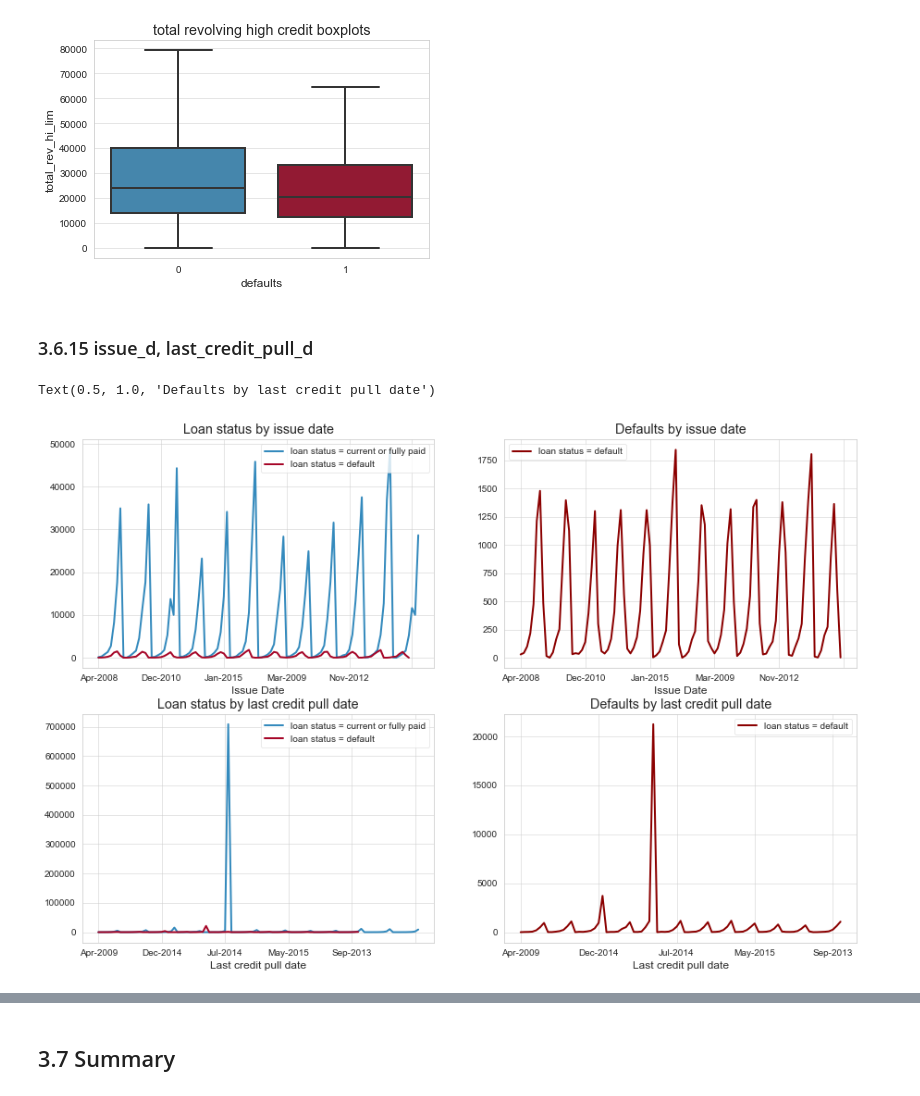
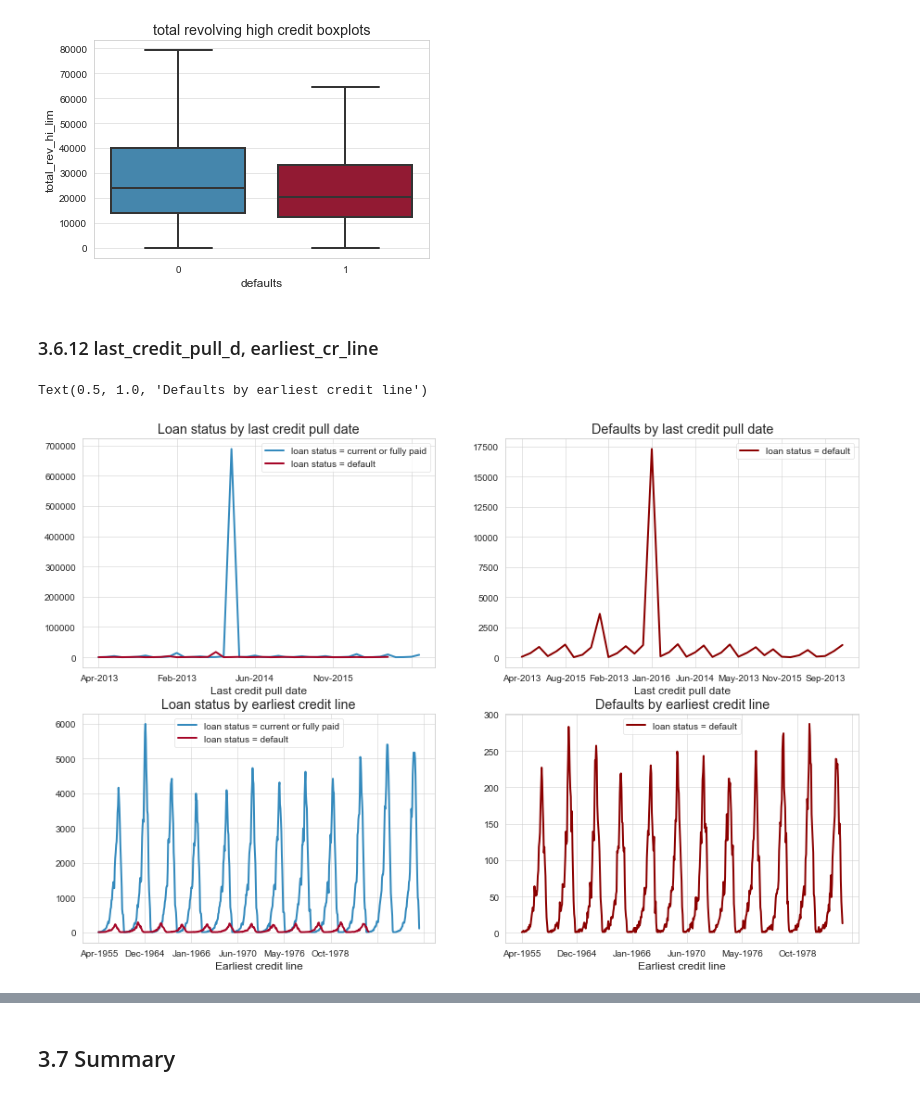
Before and after one commit to S-McDermott/Capstone-2-Loan_Default, a Jupyter notebook: 3_Exploratory_Data_Analysis.ipynb, the cells around one changed output, grey strips where cells are left out. Drawn from its saved outputs; the diff is of its cells as text; code cells hidden in the pictures.

```diff
--- a/3_Exploratory_Data_Analysis.ipynb
+++ b/3_Exploratory_Data_Analysis.ipynb
@@ -165,4 +156,0 @@ Looking at the above graph, there is a very clear relationship between loan_amnt
-# %%
-# dropping columns
-lc.drop(['installment', 'total_pymnt_inv', 'out_prncp_inv', 'recoveries', 'collection_recovery_fee'], axis=1, inplace=True)
-lc.shape
@@ -800,36 +601,36 @@ plt.title('total revolving high credit boxplots')
 Text(0.5, 1.0, 'total revolving high credit boxplots')
 [figure]
 # %% [markdown]
-### 3.6.15 issue_d, last_credit_pull_d<a id='3.6.15_issue_d,_last_credit_pull_d'></a>
+### 3.6.12 last_credit_pull_d, earliest_cr_line<a id='3.6.12_last_credit_pull_d,_earliest_cr_line'></a>
 # %%
 plt.figure(figsize=(15, 10))
 
 plt.subplot(2,2,1)
-lc[lc['defaults'] == 0]['issue_d'].value_counts().sort_index().plot(label='loan status = current or fully paid')
-lc[lc['defaults'] == 1]['issue_d'].value_counts().sort_index().plot(label='loan status = default')
-plt.legend()
-plt.xlabel('Issue Date')
-plt.title('Loan status by issue date')
-
-plt.subplot(2,2,2)
-lc[lc['defaults'] == 1]['issue_d'].value_counts().sort_index().plot(label='loan status = default', color='darkred')
-plt.legend()
-plt.xlabel('Issue Date')
-plt.title('Defaults by issue date')
-
-plt.subplot(2,2,3)
 lc[lc['defaults'] == 0]['last_credit_pull_d'].value_counts().sort_index().plot(label='loan status = current or fully paid')
 lc[lc['defaults'] == 1]['last_credit_pull_d'].value_counts().sort_index().plot(label='loan status = default')
 plt.legend()
 plt.xlabel('Last credit pull date')
 plt.title('Loan status by last credit pull date')
 
-plt.subplot(2,2,4)
+plt.subplot(2,2,2)
 lc[lc['defaults'] == 1]['last_credit_pull_d'].value_counts().sort_index().plot(label='loan status = default', color='darkred')
 plt.legend()
 plt.xlabel('Last credit pull date')
 plt.title('Defaults by last credit pull date')
+
+plt.subplot(2,2,3)
+lc[lc['defaults'] == 0]['earliest_cr_line'].value_counts().sort_index().plot(label='loan status = current or fully paid')
+lc[lc['defaults'] == 1]['earliest_cr_line'].value_counts().sort_index().plot(label='loan status = default')
+plt.legend()
+plt.xlabel('Earliest credit line')
+plt.title('Loan status by earliest credit line')
+
+plt.subplot(2,2,4)
+lc[lc['defaults'] == 1]['earliest_cr_line'].value_counts().sort_index().plot(label='loan status = default', color='darkred')
+plt.legend()
+plt.xlabel('Earliest credit line')
+plt.title('Defaults by earliest credit line')
 # %% [output]
-Text(0.5, 1.0, 'Defaults by last credit pull date')
+Text(0.5, 1.0, 'Defaults by earliest credit line')
-[figure, old version]
+[figure, new version]
 # %% [markdown]
```
Also changed, not shown: parts of 66 cells of this notebook.
